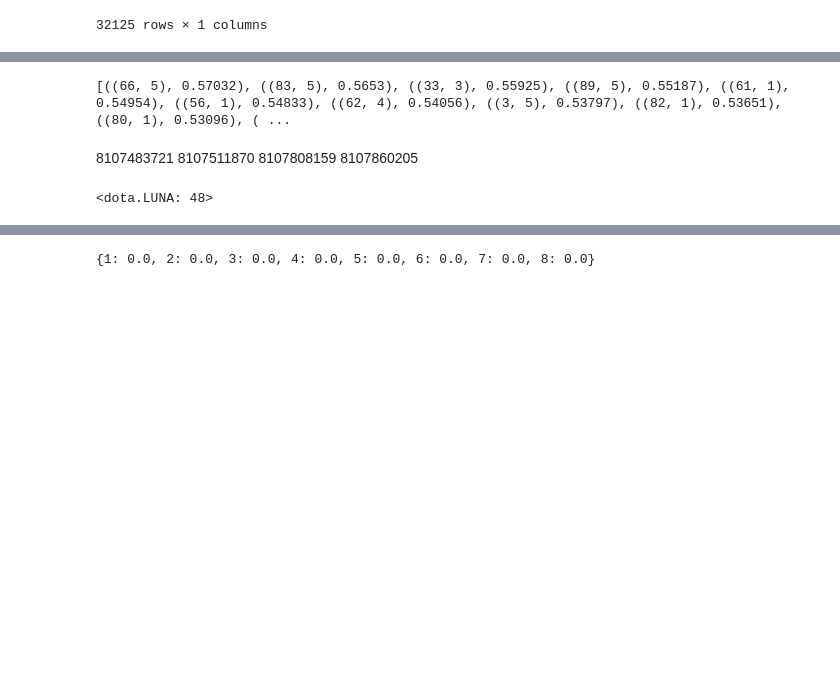
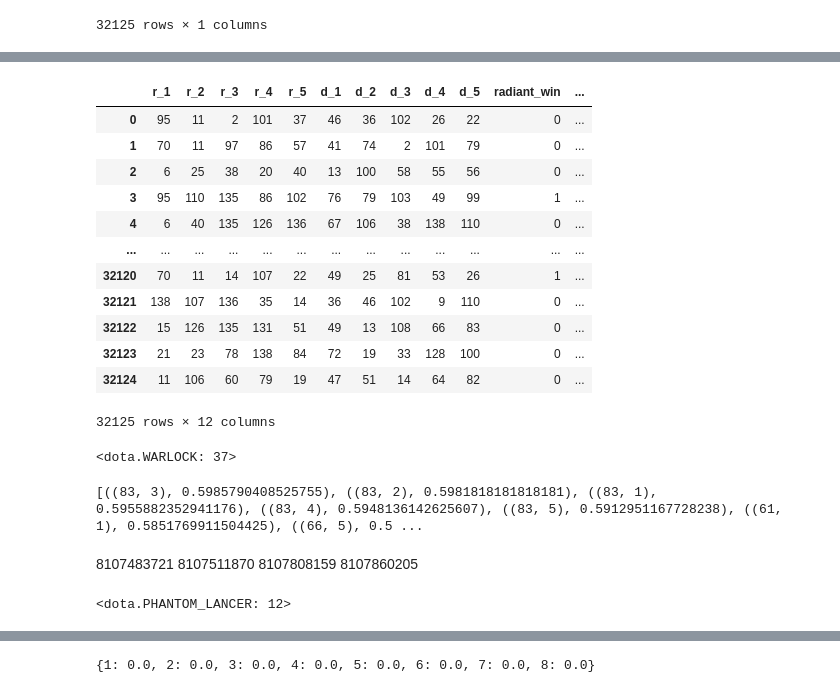
Before and after one commit to URODETC/dota_predictions-AI, a Jupyter notebook: dota_analytics.ipynb, the cells around one changed output, grey strips where cells are left out. Saved outputs shown, nothing was run; the diff lists cells and outputs as text; code cells hidden in the pictures; blank space fills up the shorter version.

```diff
--- a/dota_analytics.ipynb
+++ b/dota_analytics.ipynb
@@ -378,4 +365,41 @@ teams
 32125 rows × 4 columns
+# %%
+expanded_rows = []
+
+for _, row in teams.iterrows():
+    radiant_heroes = dict_to_hero_list(row['radiant'])
+    dire_heroes = dict_to_hero_list(row['dire'])
+
+    expanded_rows.append(
+        radiant_heroes + dire_heroes + [row['radiant_win'], row['duration'] / 60]
+    )
+
+columns = (
+    [f'r_{i}' for i in range(1, 6)] +
+    [f'd_{i}' for i in range(1, 6)] +
+    ['radiant_win', 'duration']
+)
+
+teams_expanded = pd.DataFrame(expanded_rows, columns=columns)
+teams_expanded
+# %% [output]
+|  | r_1 | r_2 | r_3 | r_4 | r_5 | d_1 | d_2 | d_3 | d_4 | d_5 | radiant_win | ... |
+| 0 | 95 | 11 | 2 | 101 | 37 | 46 | 36 | 102 | 26 | 22 | 0 | ... |
+| 1 | 70 | 11 | 97 | 86 | 57 | 41 | 74 | 2 | 101 | 79 | 0 | ... |
+| 2 | 6 | 25 | 38 | 20 | 40 | 13 | 100 | 58 | 55 | 56 | 0 | ... |
+| 3 | 95 | 110 | 135 | 86 | 102 | 76 | 79 | 103 | 49 | 99 | 1 | ... |
+| 4 | 6 | 40 | 135 | 126 | 136 | 67 | 106 | 38 | 138 | 110 | 0 | ... |
+| ... | ... | ... | ... | ... | ... | ... | ... | ... | ... | ... | ... | ... |
+| 32120 | 70 | 11 | 14 | 107 | 22 | 49 | 25 | 81 | 53 | 26 | 1 | ... |
+| 32121 | 138 | 107 | 136 | 35 | 14 | 36 | 46 | 102 | 9 | 110 | 0 | ... |
+| 32122 | 15 | 126 | 135 | 131 | 51 | 49 | 13 | 108 | 66 | 83 | 0 | ... |
+| 32123 | 21 | 23 | 78 | 138 | 84 | 72 | 19 | 33 | 128 | 100 | 0 | ... |
+| 32124 | 11 | 106 | 60 | 79 | 19 | 47 | 51 | 14 | 64 | 82 | 0 | ... |
+32125 rows × 12 columns
+# %%
+dota(37)
+# %% [output]
+<dota.WARLOCK: 37>
 # %%
 pos_stats = {}
 for i, row in teams.iterrows():
@@ -399,42 +423,36 @@ for hero in heroesdf['id']:
             pos_stats[(hero, pos)] = {'matches': 2, 'wins': 1}
 
 
-
-
+avg_winrate = {}
 all_hero_matches = {}
-for (hero, pos), dictionary in pos_stats.items():
-    w, m = dictionary['wins'], dictionary['matches']
-    if hero not in all_hero_matches:
-        all_hero_matches[hero] = 0
-    all_hero_matches[hero] += m
-
-
-pos_parametr = {}
-for hero, matches in all_hero_matches.items():
+for (hero, _), (_, _) in pos_stats.items():
+    w, m = 0, 0
     for pos in range(1, 6):
-        pos_parametr[(hero, pos)] = pos_stats[(hero, pos)]['matches'] / all_hero_matches[hero]
+        w += pos_stats[(hero, pos)]["wins"]
+        m += pos_stats[(hero, pos)]["matches"]
+    all_hero_matches[hero] = m
+    avg_winrate[hero] = w / m
 
 
 
 position_stats = {}
-for hero, stats in pos_stats.items():
-    x = stats['wins']/stats['matches']
-    a = pos_parametr[hero]
-    a = 1 - a
-    position_stats[hero] = round((1 - a) * x + a * 0.5, 5)
+for (hero, pos), stats in pos_stats.items():
+    k = all_hero_matches[hero]
+    avg = avg_winrate[hero]
+    position_stats[(hero, pos)] = (pos_stats[(hero, pos)]["wins"] + k * avg) / (pos_stats[(hero, pos)]["matches"] + k)
 
 print(sorted(position_stats.items(), key=lambda x: -x[1]))
 # %% [output]
-[((66, 5), 0.57032), ((83, 5), 0.5653), ((33, 3), 0.55925), ((89, 5), 0.55187), ((61, 1), 0.54954), ((56, 1), 0.54833), ((62, 4), 0.54056), ((3, 5), 0.53797), ((82, 1), 0.53651), ((80, 1), 0.53096), ( ...
+[((83, 3), 0.5985790408525755), ((83, 2), 0.5981818181818181), ((83, 1), 0.5955882352941176), ((83, 4), 0.5948136142625607), ((83, 5), 0.5912951167728238), ((61, 1), 0.5851769911504425), ((66, 5), 0.5 ...
 # %% [markdown]
 8107483721
 8107511870
 8107808159
 8107860205
 # %%
-dota(48)
+dota(12)
 # %% [output]
-<dota.LUNA: 48>
+<dota.PHANTOM_LANCER: 12>
 # %%
 carry_matchup = {}
 offlane_matchup = {}
```
Also changed, not shown: parts of 14 cells of this notebook.
